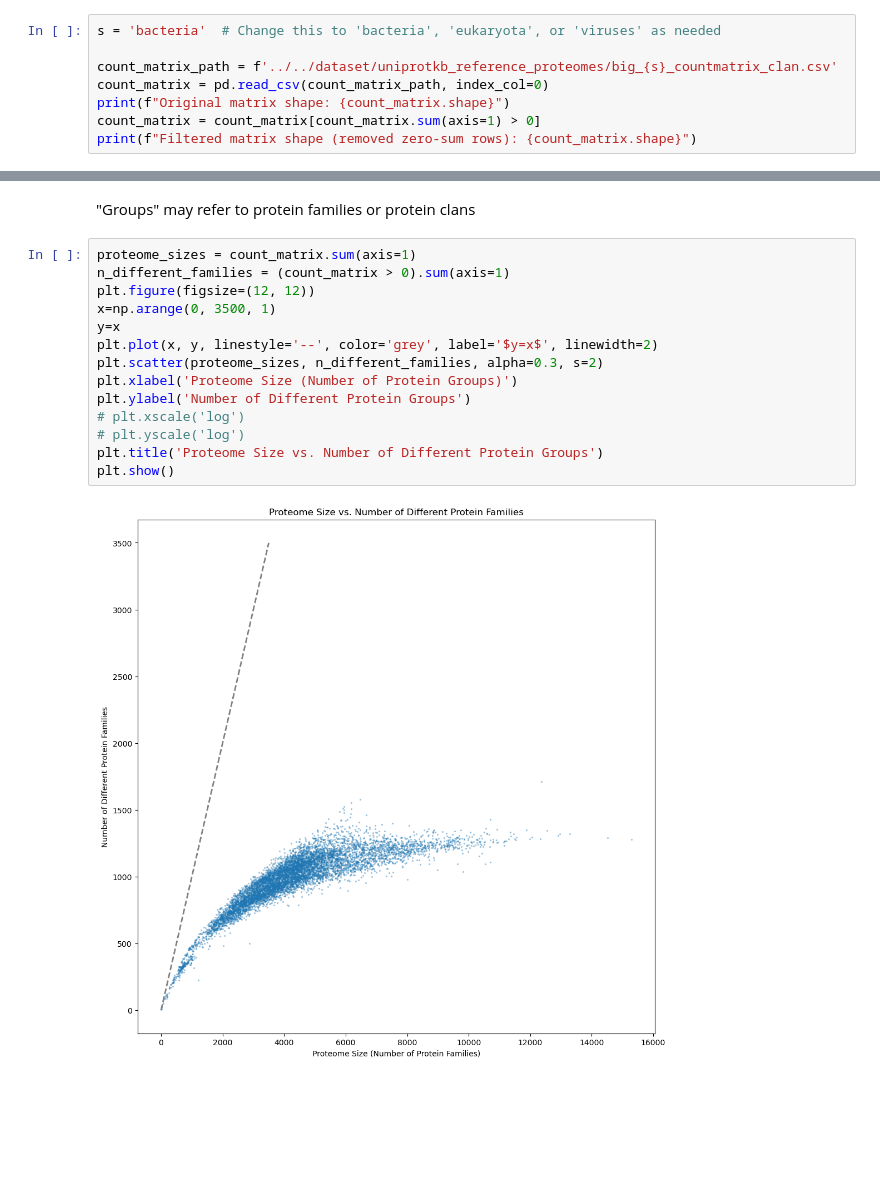
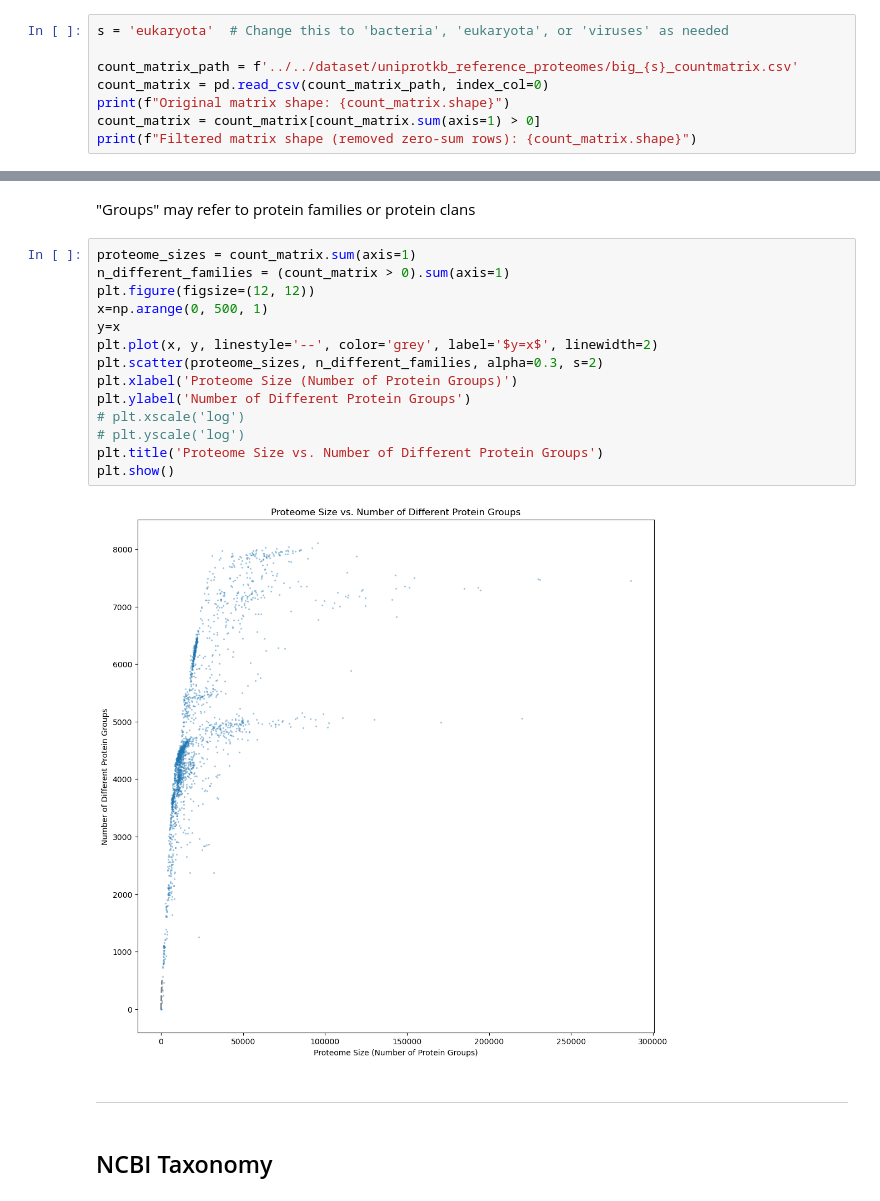
Before and after one commit to LeonardoAgasso/Protein_families, a Jupyter notebook: local/notebook/test_statlaws.ipynb, the cells around one changed output, grey strips where cells are left out. Drawn from its saved outputs; the diff is of its cells as text; blank space fills up the shorter version.

```diff
--- a/local/notebook/test_statlaws.ipynb
+++ b/local/notebook/test_statlaws.ipynb
@@ -4,9 +4,9 @@ import numpy as np
 import matplotlib.pyplot as plt
 import seaborn as sns
 # %%
-s = 'bacteria'  # Change this to 'bacteria', 'eukaryota', or 'viruses' as needed
+s = 'eukaryota'  # Change this to 'bacteria', 'eukaryota', or 'viruses' as needed
 
-count_matrix_path = f'../../dataset/uniprotkb_reference_proteomes/big_{s}_countmatrix_clan.csv'
+count_matrix_path = f'../../dataset/uniprotkb_reference_proteomes/big_{s}_countmatrix.csv'
 count_matrix = pd.read_csv(count_matrix_path, index_col=0)
 print(f"Original matrix shape: {count_matrix.shape}")
 count_matrix = count_matrix[count_matrix.sum(axis=1) > 0]
@@ -57,16 +57,20 @@ plt.show()
 # %%
 proteome_sizes = count_matrix.sum(axis=1)
 n_different_families = (count_matrix > 0).sum(axis=1)
 plt.figure(figsize=(12, 12))
-x=np.arange(0, 3500, 1)
+x=np.arange(0, 500, 1)
 y=x
 plt.plot(x, y, linestyle='--', color='grey', label='$y=x$', linewidth=2)
 plt.scatter(proteome_sizes, n_different_families, alpha=0.3, s=2)
 plt.xlabel('Proteome Size (Number of Protein Groups)')
 plt.ylabel('Number of Different Protein Groups')
 # plt.xscale('log')
 # plt.yscale('log')
 plt.title('Proteome Size vs. Number of Different Protein Groups')
 plt.show()
 # %% [output]
-[figure, old version]
+[figure, new version]
+# %% [markdown]
+______
+# %% [markdown]
+## NCBI Taxonomy
```
Also changed, not shown: parts of 4 cells of this notebook, 3 other files.
